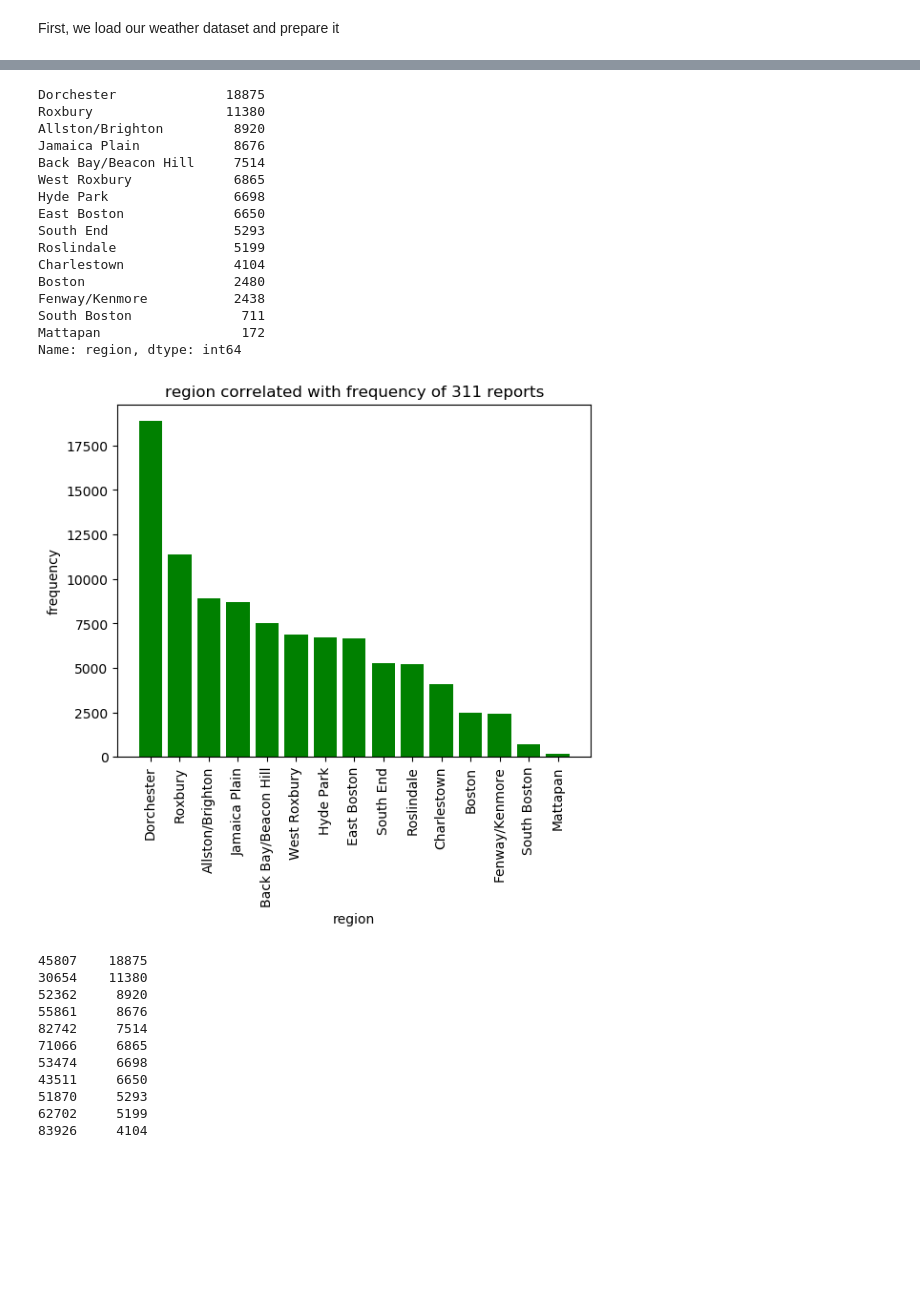
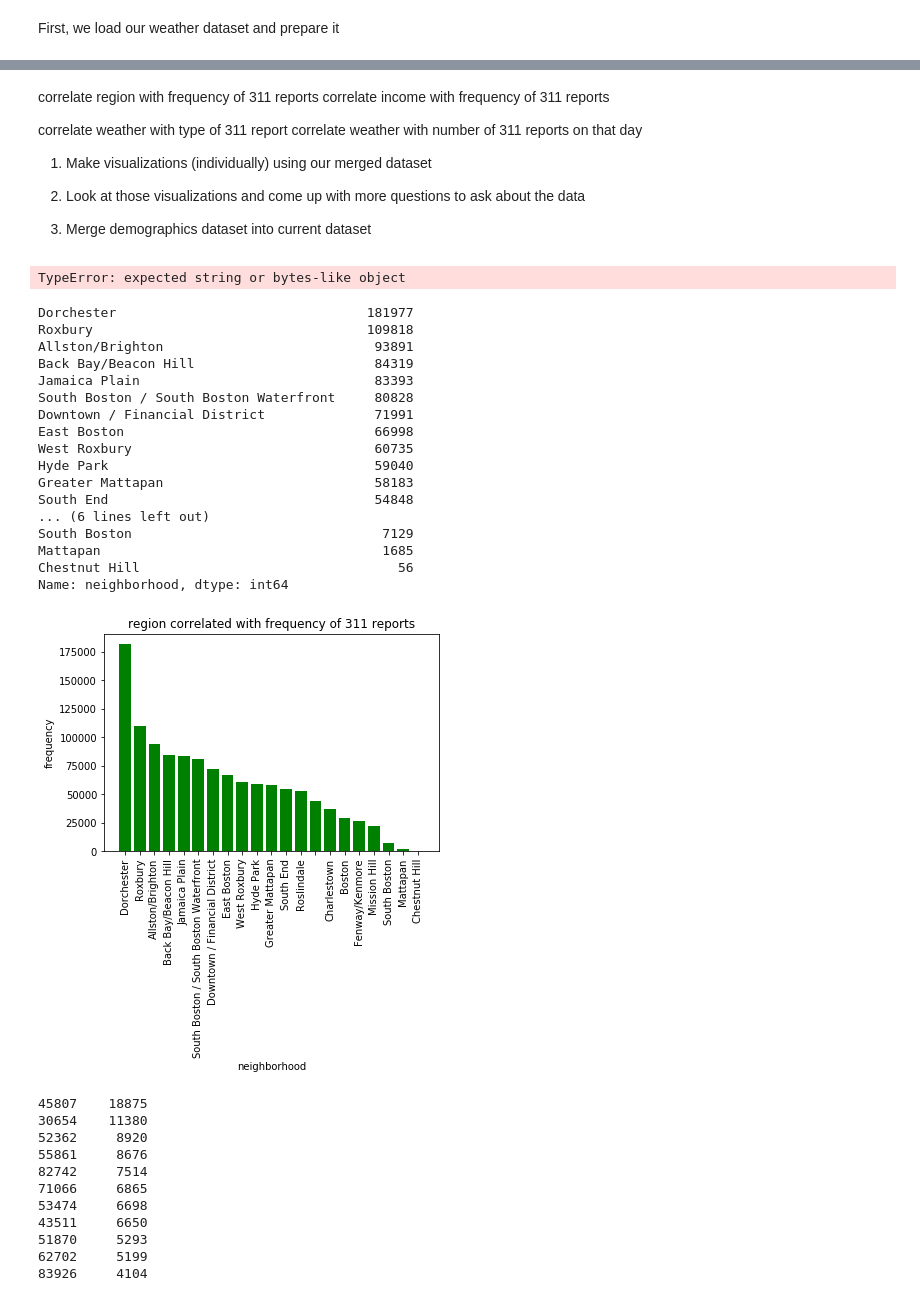
Before and after one commit to mattdailis/bostonography, a Jupyter notebook: final_project.ipynb, the cells around one changed output, grey strips where cells are left out. Drawn from its saved outputs; the diff is of its cells as text; code cells hidden in the pictures; blank space fills up the shorter version.

```diff
--- a/final_project.ipynb
+++ b/final_project.ipynb
@@ -88,35 +105,63 @@ Name: open_dt, Length: 1485836, dtype: int64
+# %%
+df_311_weather['neighborhood'] = df_311_weather['neighborhood'].apply(convert_neighborhood)
+# %% [markdown]
+correlate region with frequency of 311 reports
+correlate income with frequency of 311 reports
+
+correlate weather with type of 311 report
+correlate weather with number of 311 reports on that day
+
+
+
+1. Make visualizations (individually) using our merged dataset
+2. Look at those visualizations and come up with more questions to ask about the data
+
+
+3. Merge demographics dataset into current dataset
+# %%
+# Clean up dollar strings into numbers
+from re import sub
+from decimal import Decimal
+df_income['median household income'] = df_income['median household income'].apply(lambda money: Decimal(sub(r'[^\d.]', '', money)))
+# %% [output]
+TypeError: expected string or bytes-like object
+# %%
+df = pd.merge(df_311_weather, df_income, left_on="neighborhood", right_on="region", how="left")
+#select_by = (df['Year'] == 2014) & (df['Month'] > 8) | ((df['Year'] == 2015) & (df['Month'] < 5))
+#df = df[select_by]
 # %%
 # Data manipulation: get counts of reports by neighborhood
-value_counts = df_311_weather_income["region"].value_counts()
+value_counts = df["neighborhood"].value_counts()
 value_counts
 # %% [output]
-Dorchester              18875
-Roxbury                 11380
-Allston/Brighton         8920
-Jamaica Plain            8676
-Back Bay/Beacon Hill     7514
-West Roxbury             6865
-Hyde Park                6698
-East Boston              6650
-South End                5293
-Roslindale               5199
-Charlestown              4104
-Boston                   2480
-Fenway/Kenmore           2438
-South Boston              711
-Mattapan                  172
-Name: region, dtype: int64
+Dorchester                                181977
+Roxbury                                   109818
+Allston/Brighton                           93891
+Back Bay/Beacon Hill                       84319
+Jamaica Plain                              83393
+South Boston / South Boston Waterfront     80828
+Downtown / Financial District              71991
+East Boston                                66998
+West Roxbury                               60735
+Hyde Park                                  59040
+Greater Mattapan                           58183
+South End                                  54848
+... (6 lines left out)
+South Boston                                7129
+Mattapan                                    1685
+Chestnut Hill                                 56
+Name: neighborhood, dtype: int64
 # %%
 x_pos = np.arange(len(value_counts.keys()))
 plt.bar(x_pos, list(value_counts[key] for key in value_counts.keys()), align='center',
         color='green', ecolor='black')
 plt.xticks(x_pos, value_counts.keys(), rotation='vertical')
-plt.xlabel("region")
+plt.xlabel("neighborhood")
 plt.ylabel("frequency")
 plt.title("region correlated with frequency of 311 reports")
 plt.show()
 # %% [output]
-[figure, old version]
+[figure, new version]
 # %%
 # Data manipulation: get counts of reports by region
 value_counts = df_311_weather_income["income"].value_counts()
```
Also changed, not shown: parts of 39 cells of this notebook.
